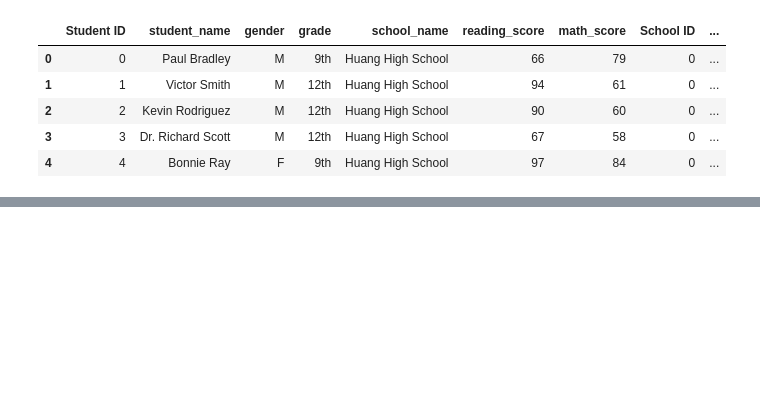
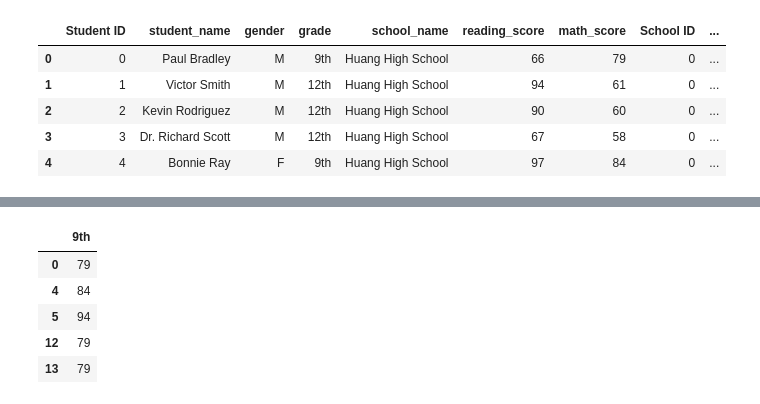
Before and after one commit to emcfarland/pandas-challenge, a Jupyter notebook: PyCitySchools/SchoolStats.ipynb, the cells around one changed output, grey strips where cells are left out. Cells and saved outputs as stored; diff of their text form; code cells hidden in the pictures; blank space fills up the shorter version.

```diff
--- a/PyCitySchools/SchoolStats.ipynb
+++ b/PyCitySchools/SchoolStats.ipynb
@@ -99,0 +143,17 @@ a_gb.mean()
+# %%
+grade_9 = complete_data[["school_name", "math_score"]].loc[complete_data["grade"]=="9th"]
+grade_10 = complete_data[["school_name", "math_score"]].loc[complete_data["grade"]=="10th"]
+grade_11 = complete_data[["school_name", "math_score"]].loc[complete_data["grade"]=="11th"]
+grade_12 = complete_data[["school_name", "math_score"]].loc[complete_data["grade"]=="12th"]
+
+grade_levels = pd.DataFrame({
+    "9th": grade_9["math_score"]
+})
+grade_levels.head()
+# %% [output]
+|  | 9th |
+| 0 | 79 |
+| 4 | 84 |
+| 5 | 94 |
+| 12 | 79 |
+| 13 | 79 |
```
Also changed, not shown: parts of 9 cells of this notebook.
